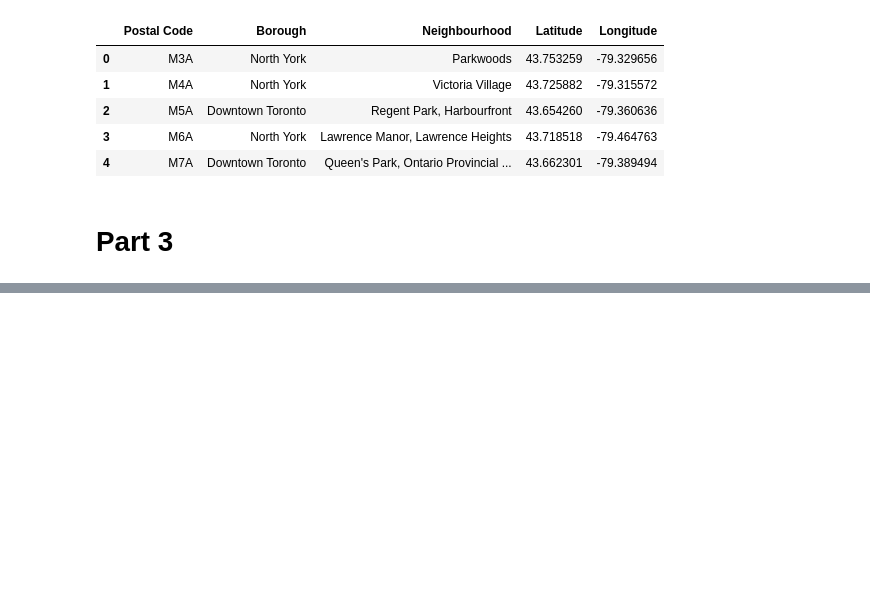
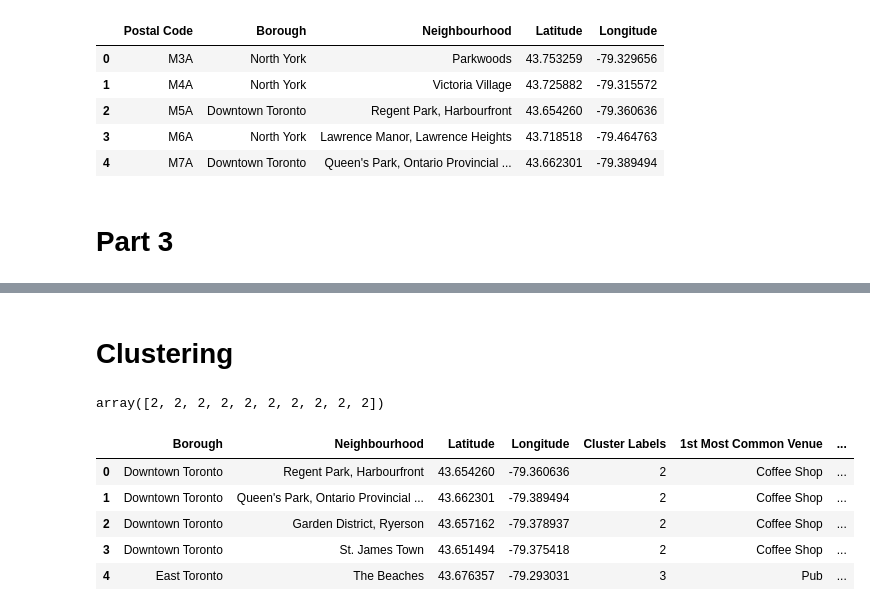
Before and after one commit to mlhadi/coursera-capstone, a Jupyter notebook: capstone-week-3-part3.ipynb, the cells around one changed output, grey strips where cells are left out. Saved outputs shown, nothing was run; the diff lists cells and outputs as text; code cells hidden in the pictures; blank space fills up the shorter version.

```diff
--- a/capstone-week-3-part3.ipynb
+++ b/capstone-week-3-part3.ipynb
@@ -105,0 +370,21 @@ m
+# %%
+num_top_venues = 10
+
+indicators = ['st', 'nd', 'rd']
+
+# create columns according to number of top venues
+columns = ['Neighbourhood']
+for ind in np.arange(num_top_venues):
+    try:
+        columns.append('{}{} Most Common Venue'.format(ind+1, indicators[ind]))
+    except:
+        columns.append('{}th Most Common Venue'.format(ind+1))
+
+# create a new dataframe
+Neighbourhoods_venues_sorted = pd.DataFrame(columns=columns)
+Neighbourhoods_venues_sorted['Neighbourhood'] = toronto_grouped['Neighbourhood']
+
+for ind in np.arange(toronto_grouped.shape[0]):
+    Neighbourhoods_venues_sorted.iloc[ind, 1:] = return_most_common_venues(toronto_grouped.iloc[ind, :], num_top_venues)
+
+Neighbourhoods_venues_sorted.head()
@@ -105,0 +398,2 @@ m
+# %% [markdown]
+# Clustering
@@ -105,0 +402,30 @@ m
+# %%
+# set number of clusters
+kclusters = 5
+
+toronto_grouped_clustering = toronto_grouped.drop('Neighbourhood', 1)
+
+# run k-means clustering
+kmeans = KMeans(n_clusters=kclusters, random_state=0).fit(toronto_grouped_clustering)
+
+# check cluster labels generated for each row in the dataframe
+kmeans.labels_[0:10]
+# %% [output]
+array([2, 2, 2, 2, 2, 2, 2, 2, 2, 2])
+# %%
+# add clustering labels
+Neighbourhoods_venues_sorted.insert(0, 'Cluster Labels', kmeans.labels_)
+
+toronto_merged = df.loc[df['Borough'].str.contains('Toronto'), ['Borough','Neighbourhood', 'Latitude', 'Longitude']].reset_index(drop=True)
+
+# merge toronto_grouped with toronto_data to add latitude/longitude for each Neighbourhood
+toronto_merged = toronto_merged.join(Neighbourhoods_venues_sorted.set_index('Neighbourhood'), on='Neighbourhood')
+
+toronto_merged.head() # check the last columns!
+# %% [output]
+|  | Borough | Neighbourhood | Latitude | Longitude | Cluster Labels | 1st Most Common Venue | ... |
+| 0 | Downtown Toronto | Regent Park, Harbourfront | 43.654260 | -79.360636 | 2 | Coffee Shop | ... |
+| 1 | Downtown Toronto | Queen's Park, Ontario Provincial ... | 43.662301 | -79.389494 | 2 | Coffee Shop | ... |
+| 2 | Downtown Toronto | Garden District, Ryerson | 43.657162 | -79.378937 | 2 | Coffee Shop | ... |
+| 3 | Downtown Toronto | St. James Town | 43.651494 | -79.375418 | 2 | Coffee Shop | ... |
+| 4 | East Toronto | The Beaches | 43.676357 | -79.293031 | 3 | Pub | ... |
```
Also changed, not shown: parts of 24 cells of this notebook.
